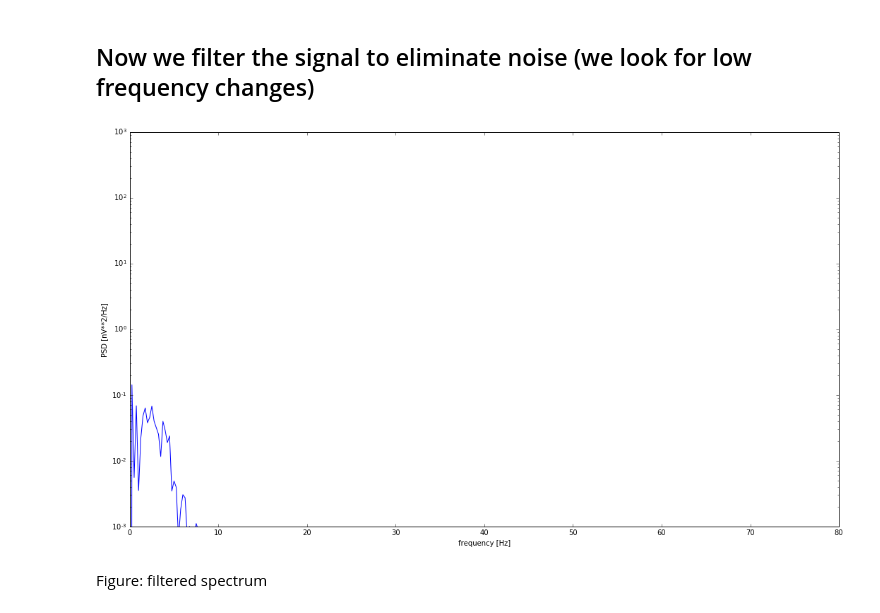
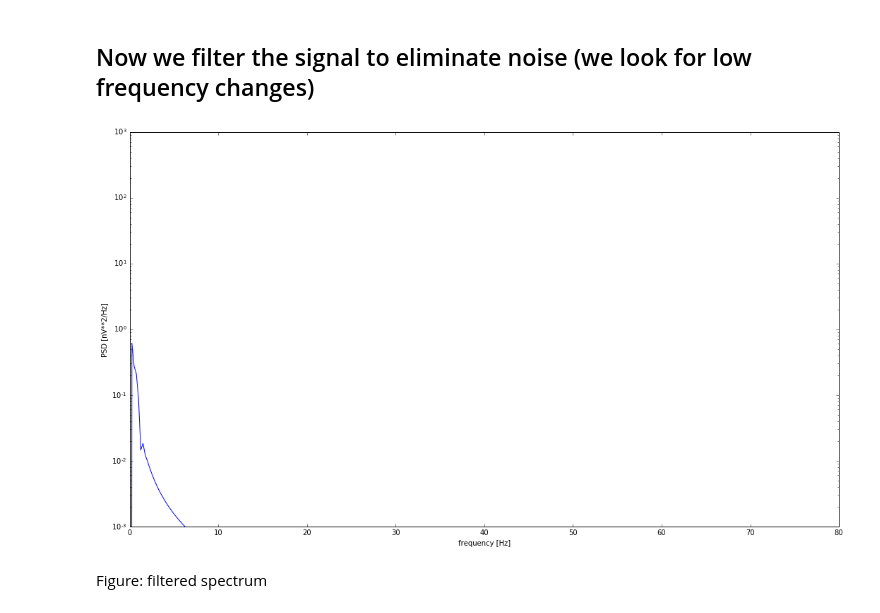
Before and after one commit to giulioruffini/PlantTest, a Jupyter notebook: TeoPlants.ipynb, the cells around one changed output. Cells and saved outputs as stored; diff of their text form; code cells hidden in the pictures.

```diff
--- a/TeoPlants.ipynb
+++ b/TeoPlants.ipynb
@@ -167,10 +183,10 @@ Figure: unfiltered spectrum
 # %% [markdown]
 ## Now we filter the signal to eliminate noise (we look for low frequency changes)
 # %%
-d['Ch1 filtered']= butter_lowpass_filter(detrend(d.Ch1), cutoff=5, fs=500, order=6)
+d['Ch1 filtered']= butter_lowpass_filter(detrend(d.Ch1), cutoff=1, fs=500, order=6)
 plotSpectrum(d['Ch1 filtered'])
 # %% [output]
-[figure, old version]
+[figure, new version]
 # %% [markdown]
 Figure: filtered spectrum
 # %% [markdown]
```
Also changed, not shown: parts of 18 cells of this notebook, 2 other files.
